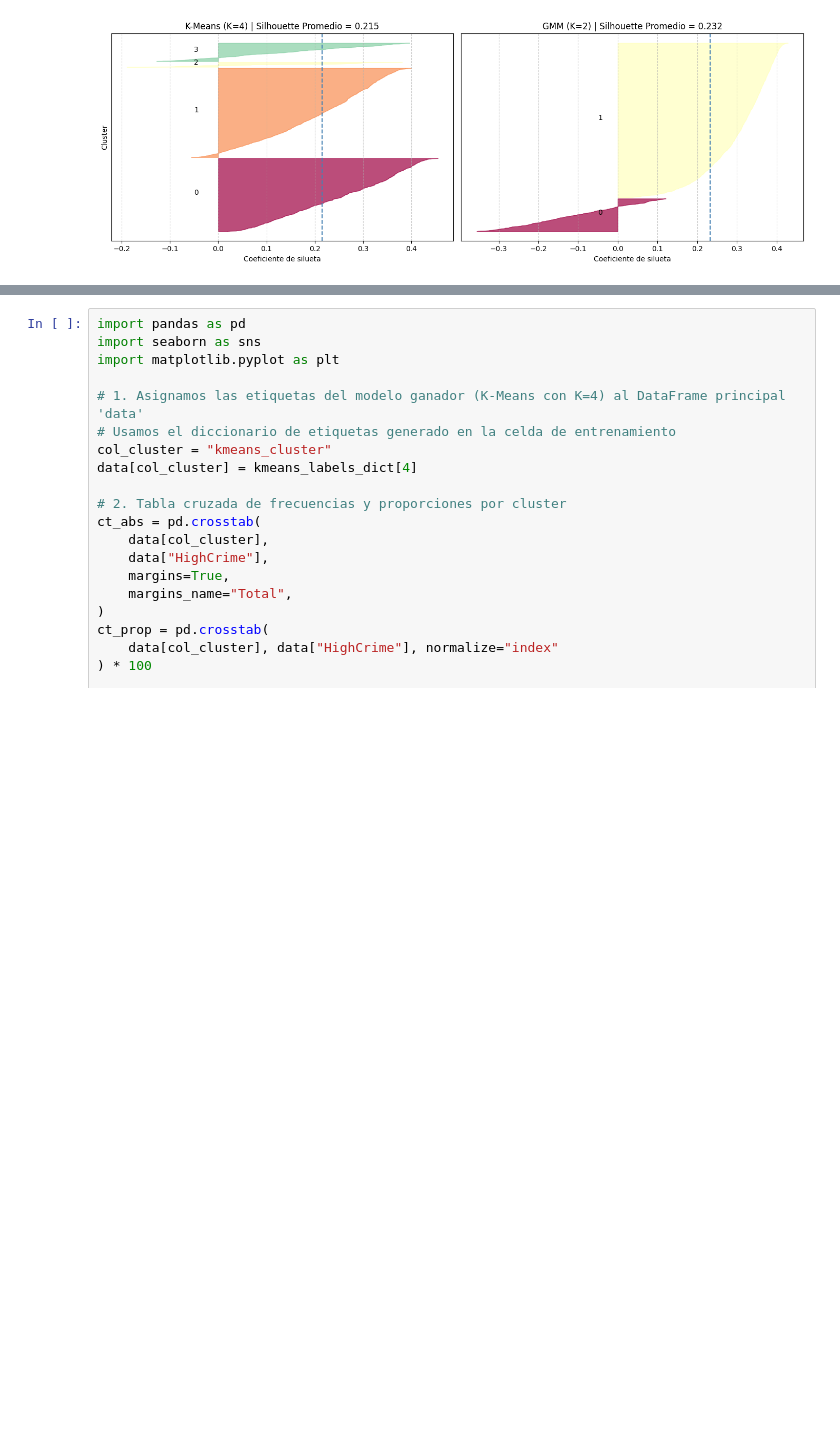
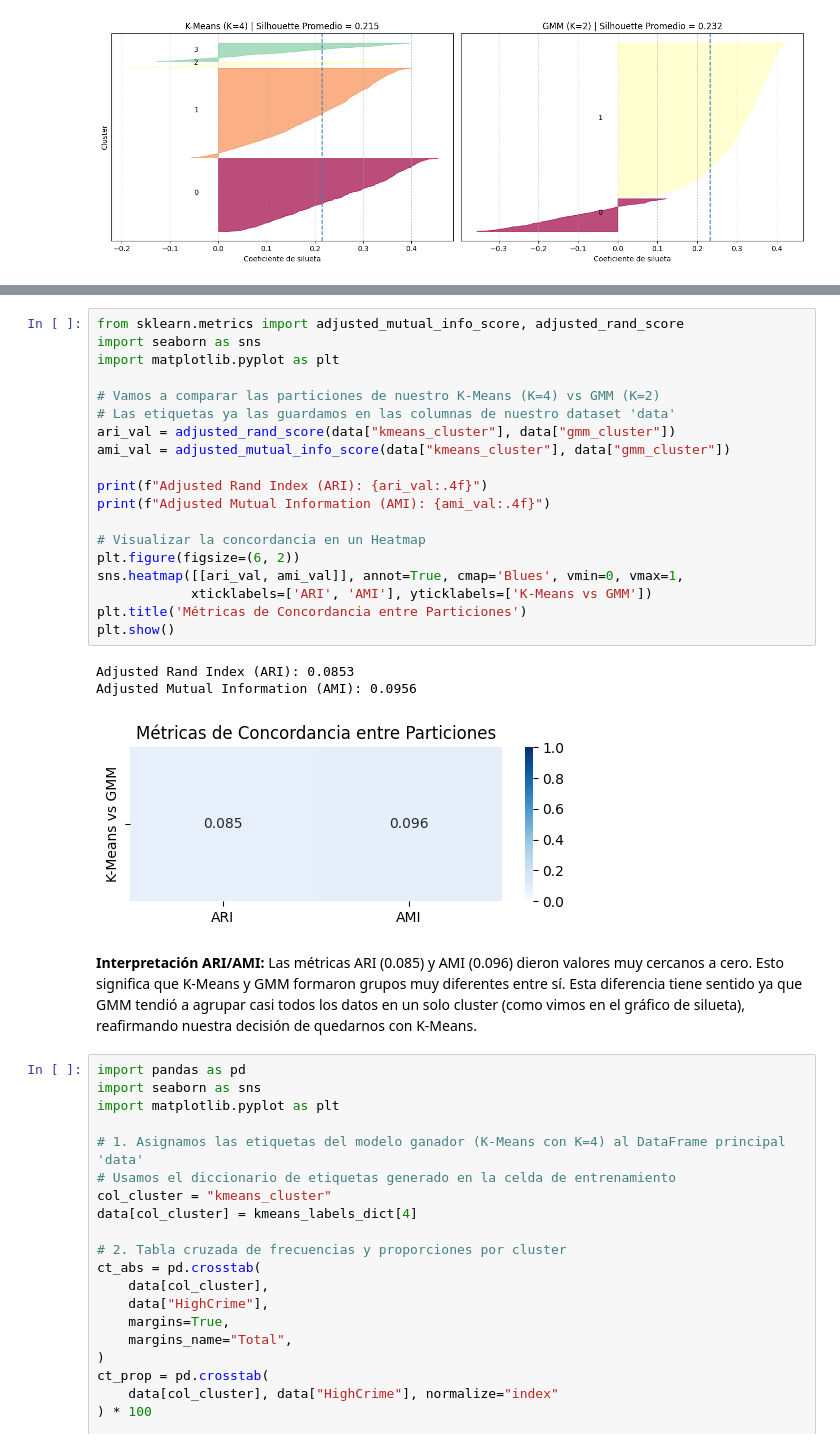
Before and after one commit to AndresMontesDeOca/AnalisisDatos2, a Jupyter notebook: Entregas/Actividad3.ipynb, the cells around one changed output, grey strips where cells are left out. Drawn from its saved outputs; the diff is of its cells as text; blank space fills up the shorter version.

```diff
--- a/Entregas/Actividad3.ipynb
+++ b/Entregas/Actividad3.ipynb
@@ -568,3 +568,29 @@ Por el contrario, **K-Means ($K=4$)** presenta una partición geométricamente e
+# %%
+from sklearn.metrics import adjusted_mutual_info_score, adjusted_rand_score
+import seaborn as sns
+import matplotlib.pyplot as plt
+
+# Vamos a comparar las particiones de nuestro K-Means (K=4) vs GMM (K=2)
+# Las etiquetas ya las guardamos en las columnas de nuestro dataset 'data'
+ari_val = adjusted_rand_score(data["kmeans_cluster"], data["gmm_cluster"])
+ami_val = adjusted_mutual_info_score(data["kmeans_cluster"], data["gmm_cluster"])
+
+print(f"Adjusted Rand Index (ARI): {ari_val:.4f}")
+print(f"Adjusted Mutual Information (AMI): {ami_val:.4f}")
+
+# Visualizar la concordancia en un Heatmap
+plt.figure(figsize=(6, 2))
+sns.heatmap([[ari_val, ami_val]], annot=True, cmap='Blues', vmin=0, vmax=1,
+            xticklabels=['ARI', 'AMI'], yticklabels=['K-Means vs GMM'])
+plt.title('Métricas de Concordancia entre Particiones')
+plt.show()
+# %% [output]
+Adjusted Rand Index (ARI): 0.0853
+Adjusted Mutual Information (AMI): 0.0956
+[figure, added]
+# %% [markdown]
+**Interpretación ARI/AMI:**
+Las métricas ARI (0.085) y AMI (0.096) dieron valores muy cercanos a cero. Esto significa que K-Means y GMM formaron grupos muy diferentes entre sí. Esta diferencia tiene sentido ya que GMM tendió a agrupar casi todos los datos en un solo cluster (como vimos en el gráfico de silueta), reafirmando nuestra decisión de quedarnos con K-Means.
 # %%
 import pandas as pd
 import seaborn as sns
```
Also changed, not shown: parts of 6 cells of this notebook.
